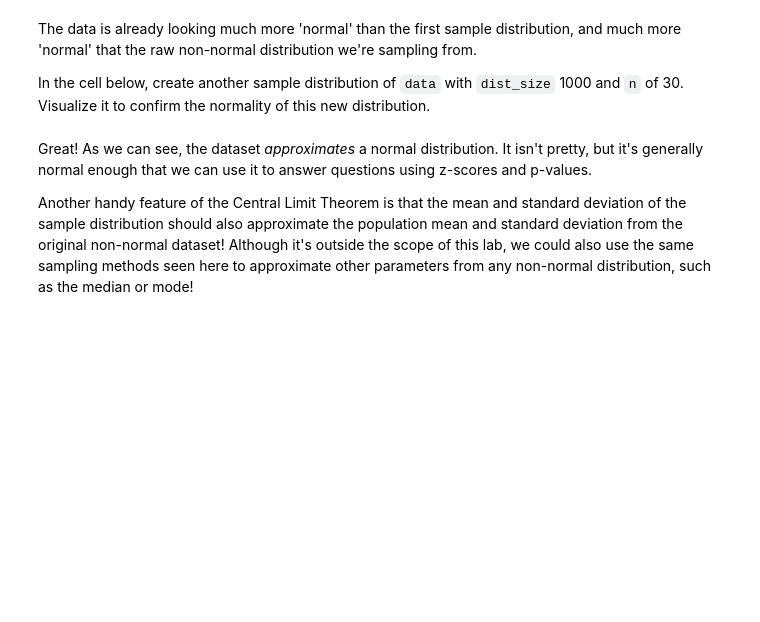
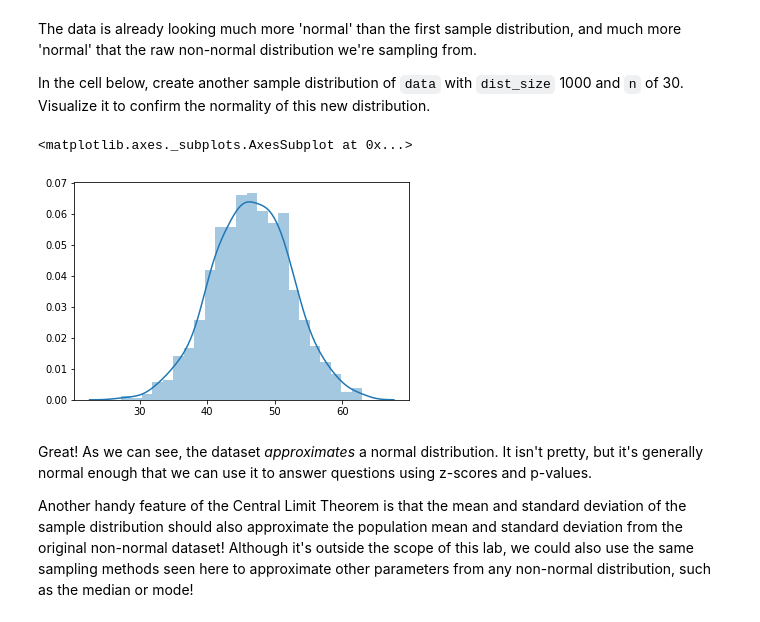
Before and after one commit to slieb74/ds-central-limit-theorem-lab-nyc-career-ds-062518, a Jupyter notebook: index.ipynb, the cells around one changed output. Saved outputs shown, nothing was run; the diff lists cells and outputs as text; code cells hidden in the pictures; blank space fills up the shorter version.

```diff
--- a/index.ipynb
+++ b/index.ipynb
@@ -91,6 +122,12 @@ Now, let's increase the `dist_size` to 30, and `n` to 10.  Create another visual
 The data is already looking much more 'normal' than the first sample distribution, and much more 'normal' that the raw non-normal distribution we're sampling from.
 
 In the cell below, create another sample distribution of `data` with `dist_size` 1000 and `n` of 30.  Visualize it to confirm the normality of this new distribution.
+# %%
+sample_dist = create_sample_distribution(data,1000,30)
+sns.distplot(sample_dist)
+# %% [output]
+<matplotlib.axes._subplots.AxesSubplot at 0x...>
+[figure, added]
 # %% [markdown]
 Great! As we can see, the dataset _approximates_ a normal distribution. It isn't pretty, but it's generally normal enough that we can use it to answer questions using z-scores and p-values.
 
```
Also changed, not shown: parts of 8 cells of this notebook.
